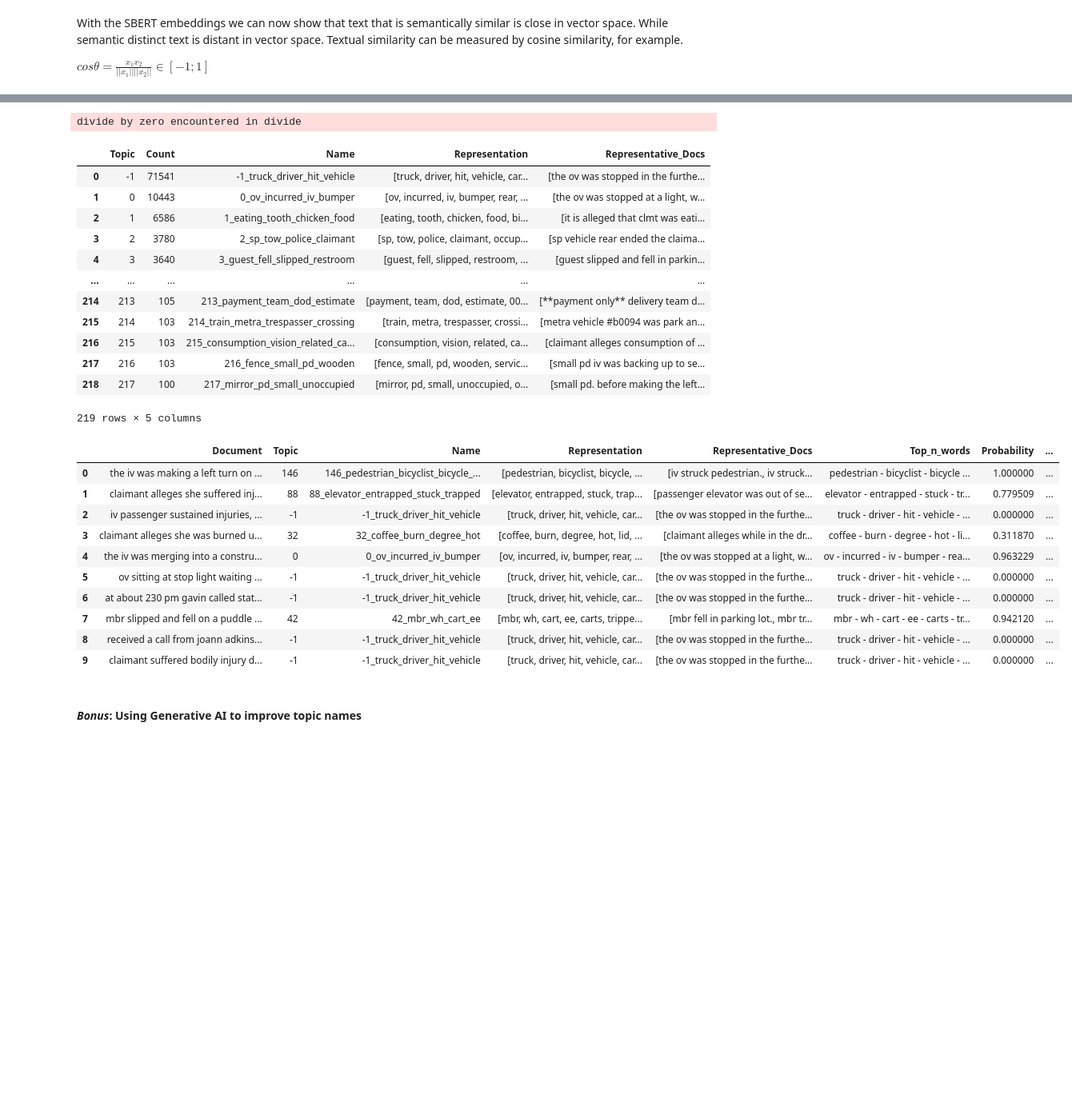
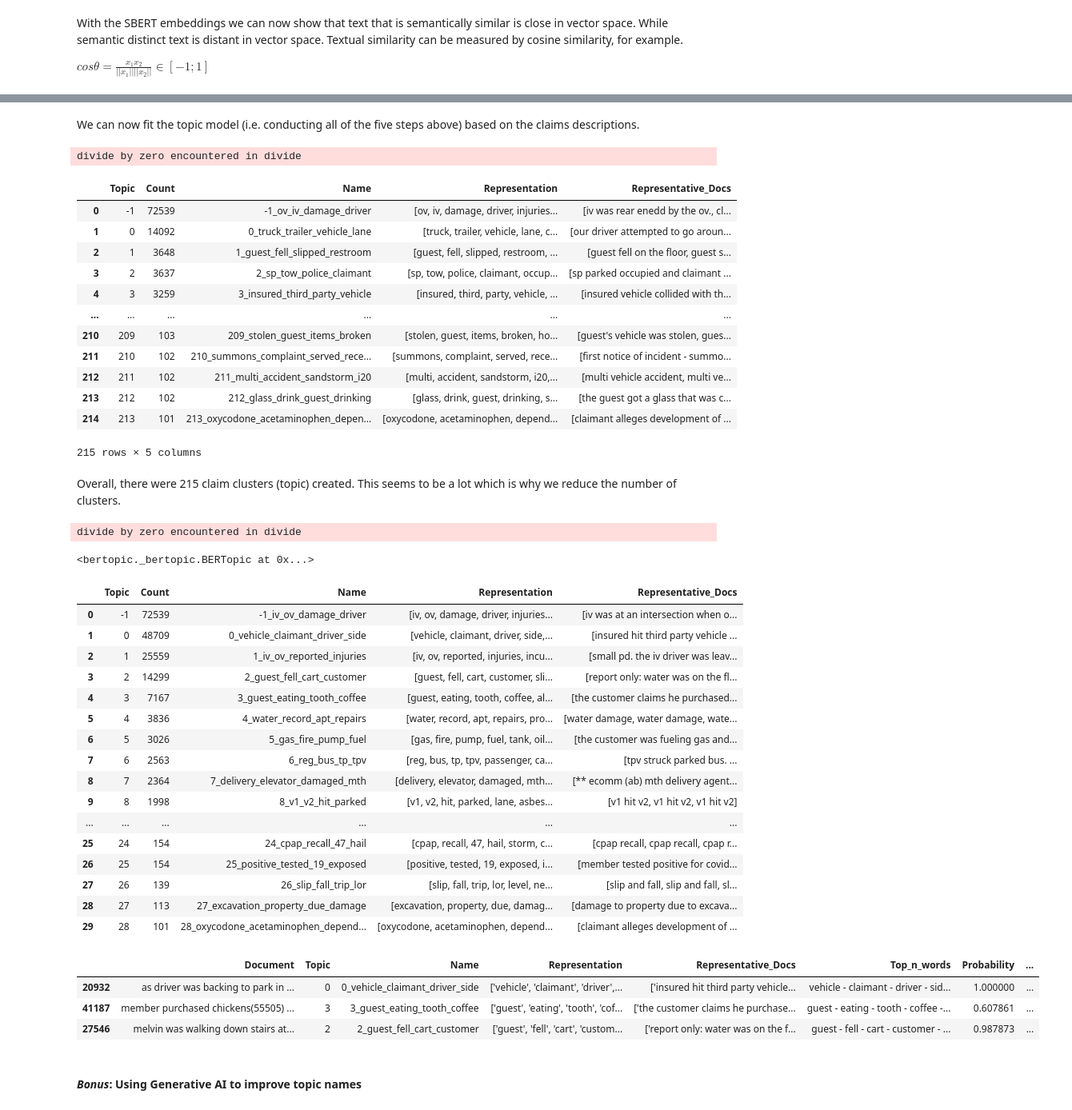
Before and after one commit to julienOlivier3/risk-analytics, a Jupyter notebook: 2_nlp/nlp.ipynb, the cells around one changed output, grey strips where cells are left out. Shown at 80% size. Drawn from its saved outputs; the diff is of its cells as text; code cells hidden in the pictures; blank space fills up the shorter version.

Commit message:
Added clustering to nlp workshop

```diff
--- a/2_nlp/nlp.ipynb
+++ b/2_nlp/nlp.ipynb
@@ -694 +714,4 @@ from bertopic import BERTopic
+# %%
+# 1: Use SBERT to vectorize claims
+sbert = SentenceTransformer("all-MiniLM-L6-v2")
 # %%
@@ -713,6 +742,8 @@ topic_model = BERTopic(
     vectorizer_model = vectorizer_model,
     ctfidf_model = ctfidf_model
 )
+# %% [markdown]
+We can now fit the topic model (i.e. conducting all of the five steps above) based on the claims descriptions.
 # %%
 topics, probs = topic_model.fit_transform(df_claims.claim_description.values)
 # %% [output]
@@ -721,15 +752,17 @@ divide by zero encountered in divide
 topic_model.get_topic_info()
 # %% [output]
 |  | Topic | Count | Name | Representation | Representative_Docs |
-| 0 | -1 | 71541 | -1_truck_driver_hit_vehicle | [truck, driver, hit, vehicle, car... | [the ov was stopped in the furthe... |
-| 1 | 0 | 10443 | 0_ov_incurred_iv_bumper | [ov, incurred, iv, bumper, rear, ... | [the ov was stopped at a light, w... |
-| 2 | 1 | 6586 | 1_eating_tooth_chicken_food | [eating, tooth, chicken, food, bi... | [it is alleged that clmt was eati... |
-| 3 | 2 | 3780 | 2_sp_tow_police_claimant | [sp, tow, police, claimant, occup... | [sp vehicle rear ended the claima... |
-| 4 | 3 | 3640 | 3_guest_fell_slipped_restroom | [guest, fell, slipped, restroom, ... | [guest slipped and fell in parkin... |
+| 0 | -1 | 72539 | -1_ov_iv_damage_driver | [ov, iv, damage, driver, injuries... | [iv was rear enedd by the ov., cl... |
+| 1 | 0 | 14092 | 0_truck_trailer_vehicle_lane | [truck, trailer, vehicle, lane, c... | [our driver attempted to go aroun... |
+| 2 | 1 | 3648 | 1_guest_fell_slipped_restroom | [guest, fell, slipped, restroom, ... | [guest fell on the floor, guest s... |
+| 3 | 2 | 3637 | 2_sp_tow_police_claimant | [sp, tow, police, claimant, occup... | [sp parked occupied and claimant ... |
+| 4 | 3 | 3259 | 3_insured_third_party_vehicle | [insured, third, party, vehicle, ... | [insured vehicle collided with th... |
 | ... | ... | ... | ... | ... | ... |
-| 214 | 213 | 105 | 213_payment_team_dod_estimate | [payment, team, dod, estimate, 00... | [**payment only** delivery team d... |
-| 215 | 214 | 103 | 214_train_metra_trespasser_crossing | [train, metra, trespasser, crossi... | [metra vehicle #b0094 was park an... |
-| 216 | 215 | 103 | 215_consumption_vision_related_ca... | [consumption, vision, related, ca... | [claimant alleges consumption of ... |
-| 217 | 216 | 103 | 216_fence_small_pd_wooden | [fence, small, pd, wooden, servic... | [small pd iv was backing up to se... |
-| 218 | 217 | 100 | 217_mirror_pd_small_unoccupied | [mirror, pd, small, unoccupied, o... | [small pd. before making the left... |
+| 210 | 209 | 103 | 209_stolen_guest_items_broken | [stolen, guest, items, broken, ho... | [guest's vehicle was stolen, gues... |
+| 211 | 210 | 102 | 210_summons_complaint_served_rece... | [summons, complaint, served, rece... | [first notice of incident - summo... |
+| 212 | 211 | 102 | 211_multi_accident_sandstorm_i20 | [multi, accident, sandstorm, i20,... | [multi vehicle accident, multi ve... |
+| 213 | 212 | 102 | 212_glass_drink_guest_drinking | [glass, drink, guest, drinking, s... | [the guest got a glass that was c... |
+| 214 | 213 | 101 | 213_oxycodone_acetaminophen_depen... | [oxycodone, acetaminophen, depend... | [claimant alleges development of ... |
-219 rows × 5 columns
+215 rows × 5 columns
+# %% [markdown]
+Overall, there were 215 claim clusters (topic) created. This seems to be a lot which is why we reduce the number of clusters.
@@ -736,17 +771,35 @@ topic_model.get_topic_info()
+# %%
+topic_model.reduce_topics(df_claims.claim_description.values, nr_topics=30)
+# %% [output]
+divide by zero encountered in divide
+<bertopic._bertopic.BERTopic at 0x...>
+# %%
+topic_model.get_topic_info()
+# %% [output]
+|  | Topic | Count | Name | Representation | Representative_Docs |
+| 0 | -1 | 72539 | -1_iv_ov_damage_driver | [iv, ov, damage, driver, injuries... | [iv was at an intersection when o... |
+| 1 | 0 | 48709 | 0_vehicle_claimant_driver_side | [vehicle, claimant, driver, side,... | [insured hit third party vehicle ... |
+| 2 | 1 | 25559 | 1_iv_ov_reported_injuries | [iv, ov, reported, injuries, incu... | [small pd. the iv driver was leav... |
+| 3 | 2 | 14299 | 2_guest_fell_cart_customer | [guest, fell, cart, customer, sli... | [report only: water was on the fl... |
+| 4 | 3 | 7167 | 3_guest_eating_tooth_coffee | [guest, eating, tooth, coffee, al... | [the customer claims he purchased... |
+| 5 | 4 | 3836 | 4_water_record_apt_repairs | [water, record, apt, repairs, pro... | [water damage, water damage, wate... |
+| 6 | 5 | 3026 | 5_gas_fire_pump_fuel | [gas, fire, pump, fuel, tank, oil... | [the customer was fueling gas and... |
+| 7 | 6 | 2563 | 6_reg_bus_tp_tpv | [reg, bus, tp, tpv, passenger, ca... | [tpv struck parked bus. ... |
+| 8 | 7 | 2364 | 7_delivery_elevator_damaged_mth | [delivery, elevator, damaged, mth... | [** ecomm (ab) mth delivery agent... |
+| 9 | 8 | 1998 | 8_v1_v2_hit_parked | [v1, v2, hit, parked, lane, asbes... | [v1 hit v2, v1 hit v2, v1 hit v2] |
+| ... | ... | ... | ... | ... | ... |
+| 25 | 24 | 154 | 24_cpap_recall_47_hail | [cpap, recall, 47, hail, storm, c... | [cpap recall, cpap recall, cpap r... |
+| 26 | 25 | 154 | 25_positive_tested_19_exposed | [positive, tested, 19, exposed, i... | [member tested positive for covid... |
+| 27 | 26 | 139 | 26_slip_fall_trip_lor | [slip, fall, trip, lor, level, ne... | [slip and fall, slip and fall, sl... |
+| 28 | 27 | 113 | 27_excavation_property_due_damage | [excavation, property, due, damag... | [damage to property due to excava... |
+| 29 | 28 | 101 | 28_oxycodone_acetaminophen_depend... | [oxycodone, acetaminophen, depend... | [claimant alleges development of ... |
 # %%
-topic_model.get_document_info(df_claims.claim_description.values).head(10)
+topic_model.get_document_info(df_claims.claim_description.values).sample(3).style
 # %% [output]
 |  | Document | Topic | Name | Representation | Representative_Docs | Top_n_words | Probability | ... |
-| 0 | the iv was making a left turn on ... | 146 | 146_pedestrian_bicyclist_bicycle_... | [pedestrian, bicyclist, bicycle, ... | [iv struck pedestrian., iv struck... | pedestrian - bicyclist - bicycle ... | 1.000000 | ... |
-| 1 | claimant alleges she suffered inj... | 88 | 88_elevator_entrapped_stuck_trapped | [elevator, entrapped, stuck, trap... | [passenger elevator was out of se... | elevator - entrapped - stuck - tr... | 0.779509 | ... |
-| 2 | iv passenger sustained injuries, ... | -1 | -1_truck_driver_hit_vehicle | [truck, driver, hit, vehicle, car... | [the ov was stopped in the furthe... | truck - driver - hit - vehicle - ... | 0.000000 | ... |
-| 3 | claimant alleges she was burned u... | 32 | 32_coffee_burn_degree_hot | [coffee, burn, degree, hot, lid, ... | [claimant alleges while in the dr... | coffee - burn - degree - hot - li... | 0.311870 | ... |
-| 4 | the iv was merging into a constru... | 0 | 0_ov_incurred_iv_bumper | [ov, incurred, iv, bumper, rear, ... | [the ov was stopped at a light, w... | ov - incurred - iv - bumper - rea... | 0.963229 | ... |
-| 5 | ov sitting at stop light waiting ... | -1 | -1_truck_driver_hit_vehicle | [truck, driver, hit, vehicle, car... | [the ov was stopped in the furthe... | truck - driver - hit - vehicle - ... | 0.000000 | ... |
-| 6 | at about 230 pm gavin called stat... | -1 | -1_truck_driver_hit_vehicle | [truck, driver, hit, vehicle, car... | [the ov was stopped in the furthe... | truck - driver - hit - vehicle - ... | 0.000000 | ... |
-| 7 | mbr slipped and fell on a puddle ... | 42 | 42_mbr_wh_cart_ee | [mbr, wh, cart, ee, carts, trippe... | [mbr fell in parking lot., mbr tr... | mbr - wh - cart - ee - carts - tr... | 0.942120 | ... |
-| 8 | received a call from joann adkins... | -1 | -1_truck_driver_hit_vehicle | [truck, driver, hit, vehicle, car... | [the ov was stopped in the furthe... | truck - driver - hit - vehicle - ... | 0.000000 | ... |
-| 9 | claimant suffered bodily injury d... | -1 | -1_truck_driver_hit_vehicle | [truck, driver, hit, vehicle, car... | [the ov was stopped in the furthe... | truck - driver - hit - vehicle - ... | 0.000000 | ... |
+| 20932 | as driver was backing to park in ... | 0 | 0_vehicle_claimant_driver_side | ['vehicle', 'claimant', 'driver',... | ['insured hit third party vehicle... | vehicle - claimant - driver - sid... | 1.000000 | ... |
+| 41187 | member purchased chickens(55505) ... | 3 | 3_guest_eating_tooth_coffee | ['guest', 'eating', 'tooth', 'cof... | ['the customer claims he purchase... | guest - eating - tooth - coffee -... | 0.607861 | ... |
+| 27546 | melvin was walking down stairs at... | 2 | 2_guest_fell_cart_customer | ['guest', 'fell', 'cart', 'custom... | ['report only: water was on the f... | guest - fell - cart - customer - ... | 0.987873 | ... |
 # %%
 topic_model.visualize_topics()
 # %% [markdown]
```
Also changed, not shown: parts of 30 cells of this notebook, 13 other files.
